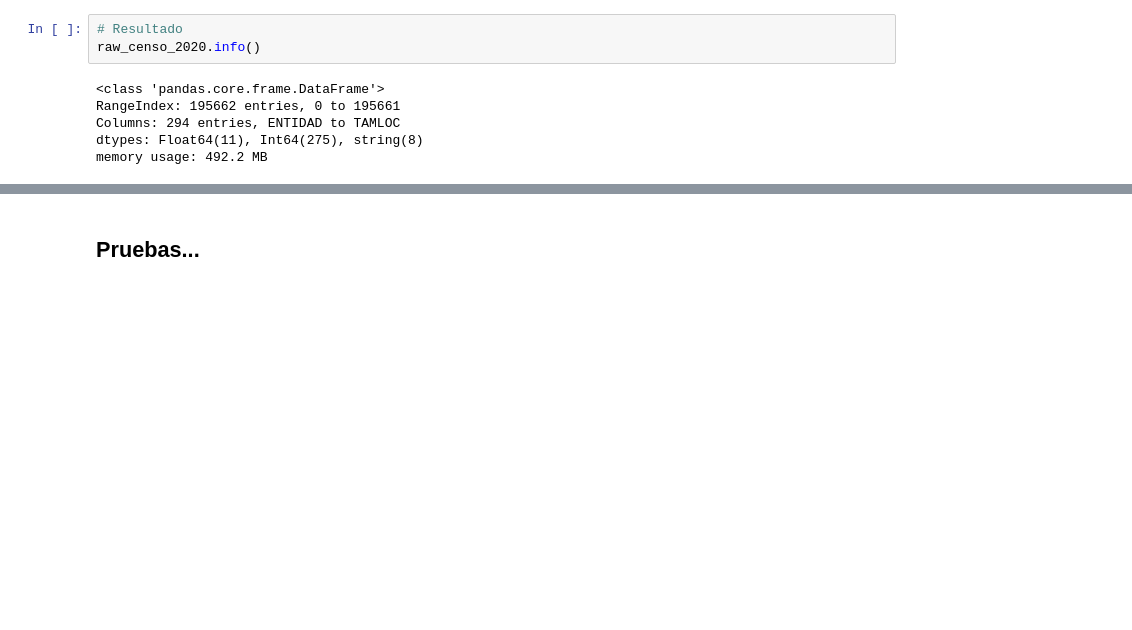
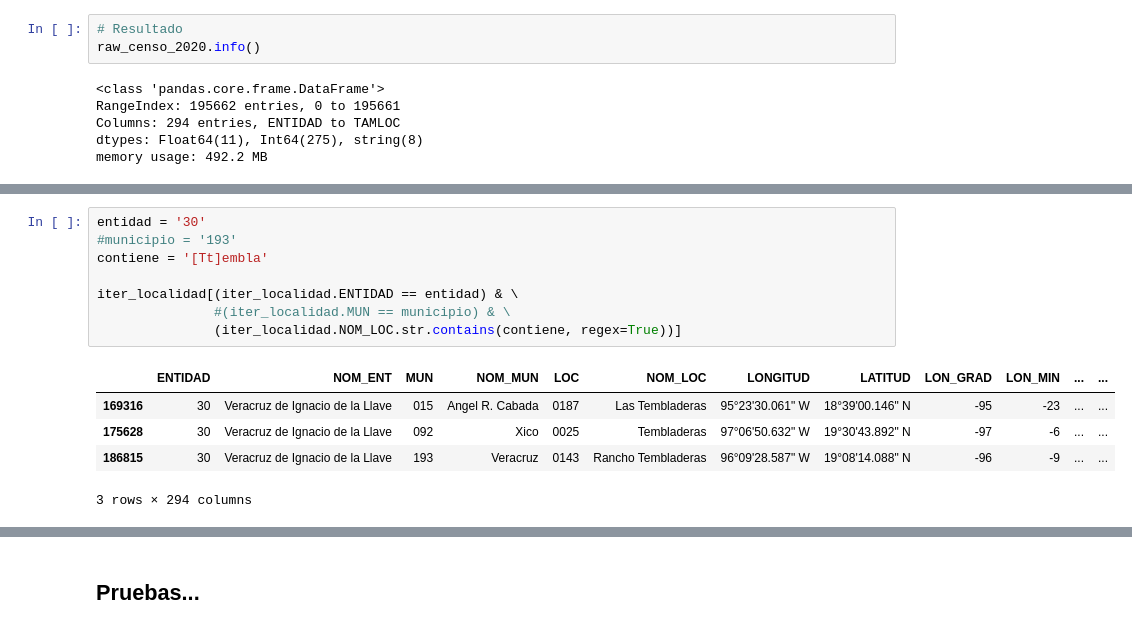
Before and after one commit to lorgid1/Censo_2020, a Jupyter notebook: censo_2020.ipynb, the cells around one changed output, grey strips where cells are left out. Drawn from its saved outputs; the diff is of its cells as text; blank space fills up the shorter version.

```diff
--- a/censo_2020.ipynb
+++ b/censo_2020.ipynb
@@ -542,0 +805,14 @@ Son muchas las maneras en que se puede dividir, esta es solo una propuesa.
+# %%
+entidad = '30'
+#municipio = '193'
+contiene = '[Tt]embla'
+
+iter_localidad[(iter_localidad.ENTIDAD == entidad) & \
+               #(iter_localidad.MUN == municipio) & \
+               (iter_localidad.NOM_LOC.str.contains(contiene, regex=True))]
+# %% [output]
+|  | ENTIDAD | NOM_ENT | MUN | NOM_MUN | LOC | NOM_LOC | LONGITUD | LATITUD | LON_GRAD | LON_MIN | ... | ... |
+| 169316 | 30 | Veracruz de Ignacio de la Llave | 015 | Angel R. Cabada | 0187 | Las Tembladeras | 95°23'30.061" W | 18°39'00.146" N | -95 | -23 | ... | ... |
+| 175628 | 30 | Veracruz de Ignacio de la Llave | 092 | Xico | 0025 | Tembladeras | 97°06'50.632" W | 19°30'43.892" N | -97 | -6 | ... | ... |
+| 186815 | 30 | Veracruz de Ignacio de la Llave | 193 | Veracruz | 0143 | Rancho Tembladeras | 96°09'28.587" W | 19°08'14.088" N | -96 | -9 | ... | ... |
+3 rows × 294 columns
```
Also changed, not shown: parts of 40 cells of this notebook.
